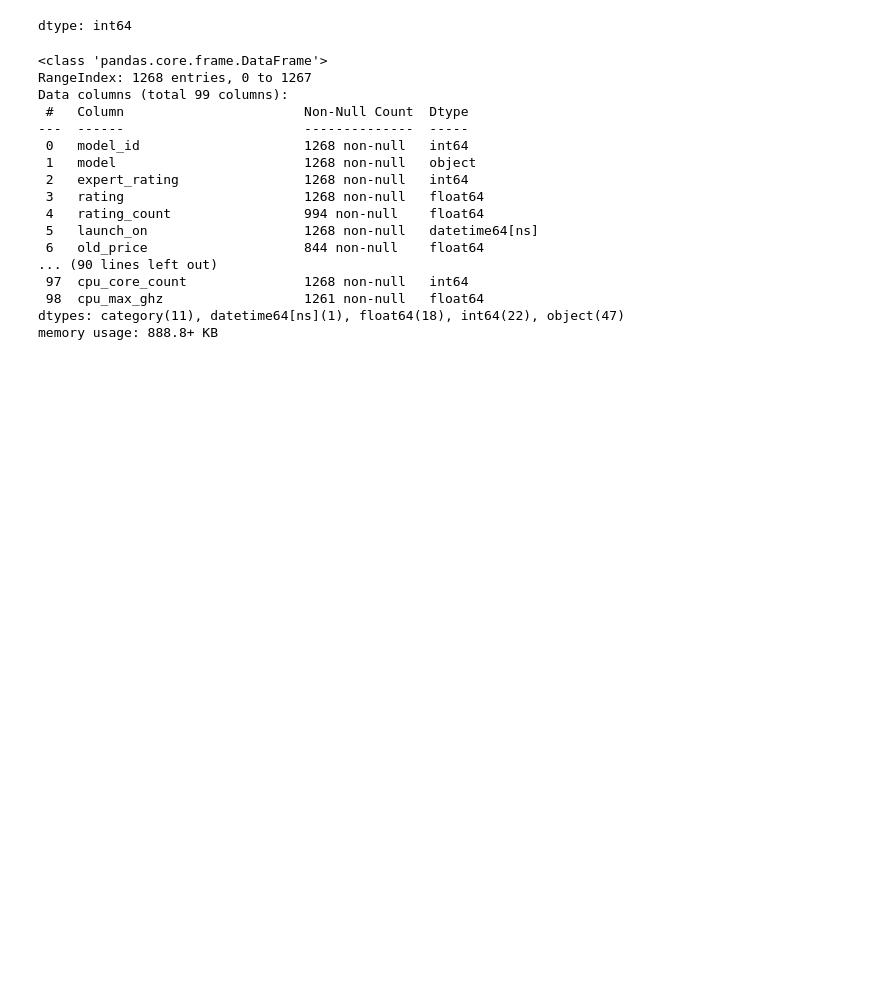
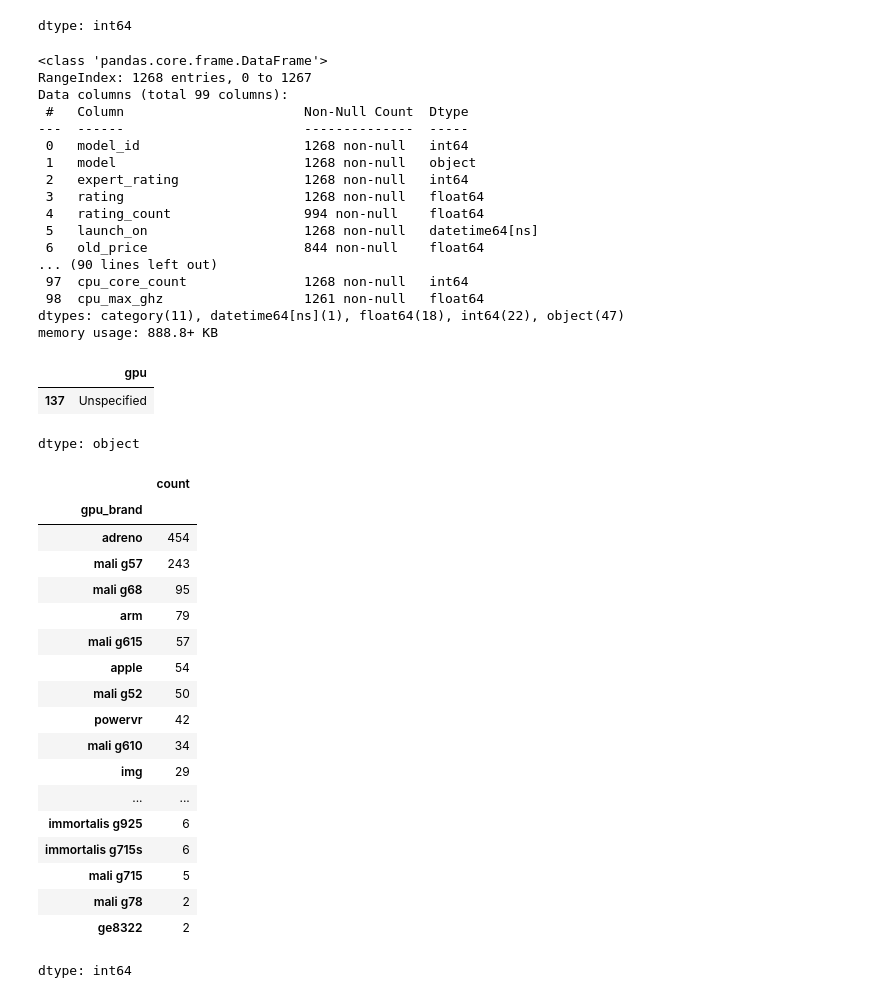
Before and after one commit to rajeshxdatascience/smartphone-recommender-system, a Jupyter notebook: SpecLens_AI_Data_Engineering.ipynb, the cells around one changed output. Saved outputs shown, nothing was run; the diff lists cells and outputs as text; code cells hidden in the pictures; blank space fills up the shorter version.

```diff
--- a/SpecLens_AI_Data_Engineering.ipynb
+++ b/SpecLens_AI_Data_Engineering.ipynb
@@ -3079,3 +3079,37 @@ Data columns (total 99 columns):
  98  cpu_max_ghz                  1261 non-null   float64
 dtypes: category(11), datetime64[ns](1), float64(18), int64(22), object(47)
 memory usage: 888.8+ KB
+# %%
+df['gpu_brand'] = df['gpu'].str.lower().str.strip().str.split(' ').str.get(0)
+# %%
+df['gpu_brand'] = df['gpu_brand'].str.replace('-',' ')
+# %%
+df[df['gpu_brand'] == 'unspecified']['gpu']
+# %% [output]
+|  | gpu |
+| 137 | Unspecified |
+dtype: object
+# %%
+df.loc[137,'gpu_brand'] = np.nan
+# %%
+df['gpu_brand'].value_counts(dropna=False)
+# %% [output]
+|  | count |
+| gpu_brand |  |
+| adreno | 454 |
+| mali g57 | 243 |
+| mali g68 | 95 |
+| arm | 79 |
+| mali g615 | 57 |
+| apple | 54 |
+| mali g52 | 50 |
+| powervr | 42 |
+| mali g610 | 34 |
+| img | 29 |
+| ... | ... |
+| immortalis g925 | 6 |
+| immortalis g715s | 6 |
+| mali g715 | 5 |
+| mali g78 | 2 |
+| ge8322 | 2 |
+dtype: int64
```
Also changed, not shown: parts of 1 cell of this notebook.
